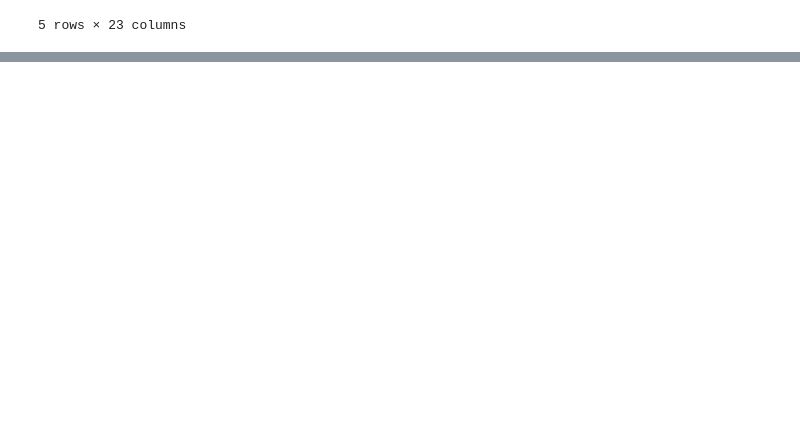
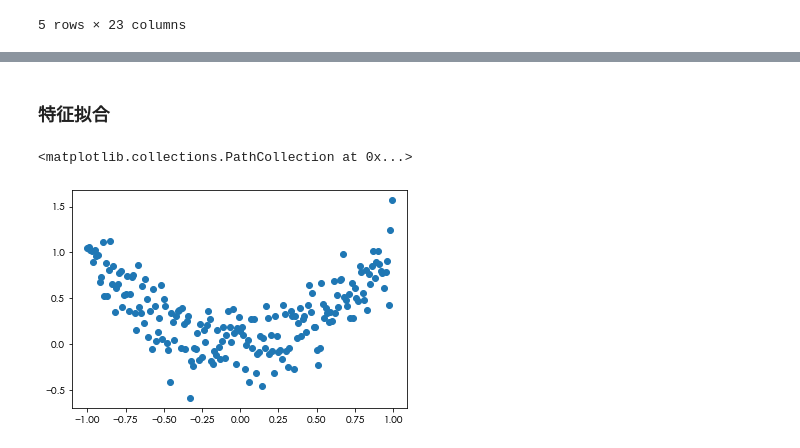
Before and after one commit to eazow/knowledge-hierarchy, a Jupyter notebook: python/machine-learning/regression_analysis.ipynb, the cells around one changed output, grey strips where cells are left out. Saved outputs shown, nothing was run; the diff lists cells and outputs as text; code cells hidden in the pictures; blank space fills up the shorter version.

```diff
--- a/python/machine-learning/regression_analysis.ipynb
+++ b/python/machine-learning/regression_analysis.ipynb
@@ -191,0 +326,11 @@ df_sales.head()
+# %% [markdown]
+### 特征拟合
+# %%
+import pandas as pd #导入Pandas
+import numpy as np #导入NumPy
+import matplotlib.pyplot as plt #导入绘图工具
+df = pd.read_csv('data/feature.csv') #导入数据
+plt.scatter(df.X, df.Y) #X，Y散点图
+# %% [output]
+<matplotlib.collections.PathCollection at 0x...>
+[figure, added]
```
Also changed, not shown: parts of 24 cells of this notebook, 2 other files.
